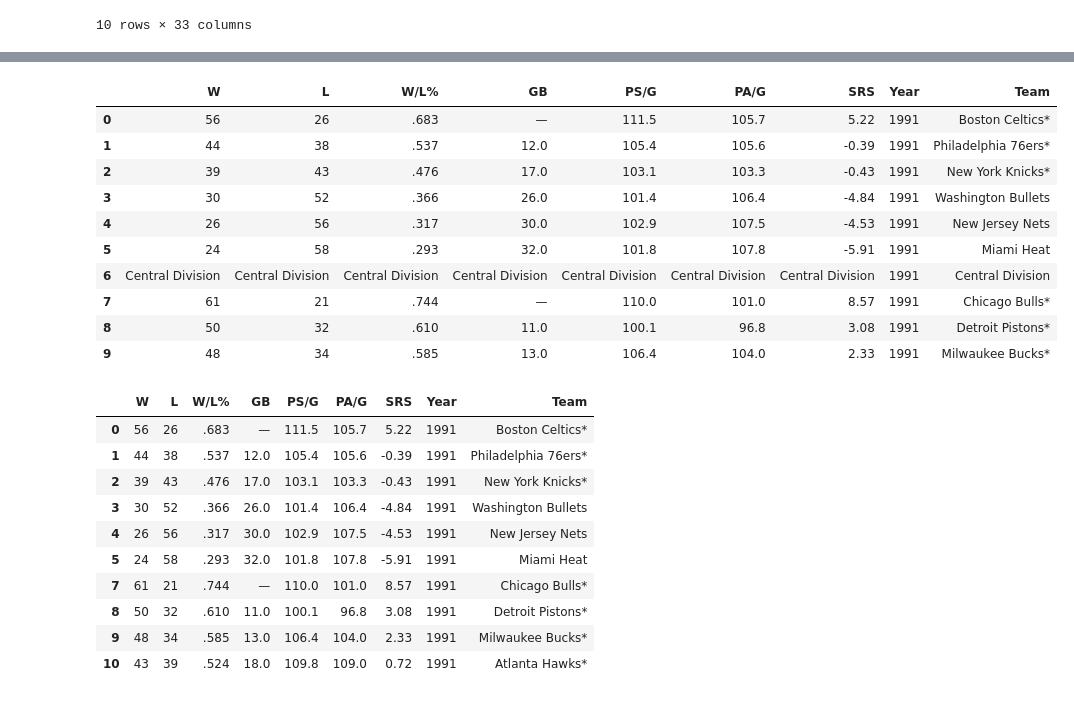
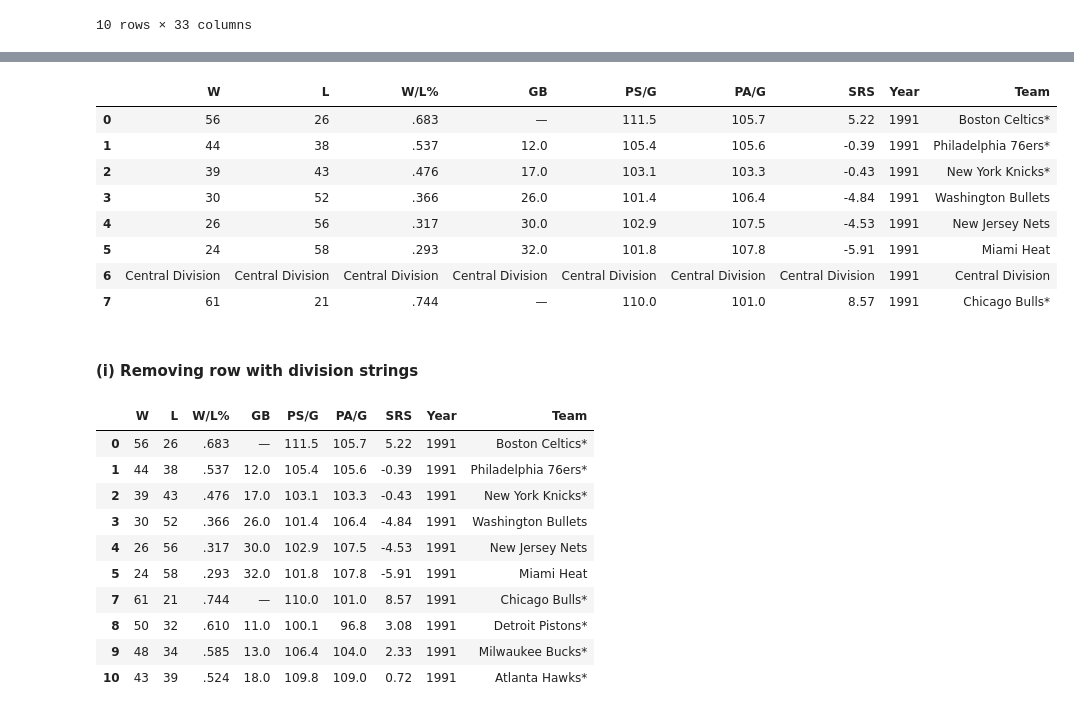
Before and after one commit to RVA-TheCoder/Web-Scrapping-in-Python, a Jupyter notebook: NBA/Part2_Data_Cleaning.ipynb, the cells around one changed output, grey strips where cells are left out. Saved outputs shown, nothing was run; the diff lists cells and outputs as text; code cells hidden in the pictures.

```diff
--- a/NBA/Part2_Data_Cleaning.ipynb
+++ b/NBA/Part2_Data_Cleaning.ipynb
@@ -260,14 +252,0 @@ teams
-# %%
-teams.head(10)
-# %% [output]
-|  | W | L | W/L% | GB | PS/G | PA/G | SRS | Year | Team |
-| 0 | 56 | 26 | .683 | — | 111.5 | 105.7 | 5.22 | 1991 | Boston Celtics* |
-| 1 | 44 | 38 | .537 | 12.0 | 105.4 | 105.6 | -0.39 | 1991 | Philadelphia 76ers* |
-| 2 | 39 | 43 | .476 | 17.0 | 103.1 | 103.3 | -0.43 | 1991 | New York Knicks* |
-| 3 | 30 | 52 | .366 | 26.0 | 101.4 | 106.4 | -4.84 | 1991 | Washington Bullets |
-| 4 | 26 | 56 | .317 | 30.0 | 102.9 | 107.5 | -4.53 | 1991 | New Jersey Nets |
-| 5 | 24 | 58 | .293 | 32.0 | 101.8 | 107.8 | -5.91 | 1991 | Miami Heat |
-| 6 | Central Division | Central Division | Central Division | Central Division | Central Division | Central Division | Central Division | 1991 | Central Division |
-| 7 | 61 | 21 | .744 | — | 110.0 | 101.0 | 8.57 | 1991 | Chicago Bulls* |
-| 8 | 50 | 32 | .610 | 11.0 | 100.1 | 96.8 | 3.08 | 1991 | Detroit Pistons* |
-| 9 | 48 | 34 | .585 | 13.0 | 106.4 | 104.0 | 2.33 | 1991 | Milwaukee Bucks* |
@@ -276 +253,15 @@ teams.head(10)
+# %%
+teams.head(8)
+# %% [output]
+|  | W | L | W/L% | GB | PS/G | PA/G | SRS | Year | Team |
+| 0 | 56 | 26 | .683 | — | 111.5 | 105.7 | 5.22 | 1991 | Boston Celtics* |
+| 1 | 44 | 38 | .537 | 12.0 | 105.4 | 105.6 | -0.39 | 1991 | Philadelphia 76ers* |
+| 2 | 39 | 43 | .476 | 17.0 | 103.1 | 103.3 | -0.43 | 1991 | New York Knicks* |
+| 3 | 30 | 52 | .366 | 26.0 | 101.4 | 106.4 | -4.84 | 1991 | Washington Bullets |
+| 4 | 26 | 56 | .317 | 30.0 | 102.9 | 107.5 | -4.53 | 1991 | New Jersey Nets |
+| 5 | 24 | 58 | .293 | 32.0 | 101.8 | 107.8 | -5.91 | 1991 | Miami Heat |
+| 6 | Central Division | Central Division | Central Division | Central Division | Central Division | Central Division | Central Division | 1991 | Central Division |
+| 7 | 61 | 21 | .744 | — | 110.0 | 101.0 | 8.57 | 1991 | Chicago Bulls* |
+# %% [markdown]
+#### (i) Removing row with division strings
 # %%
```
Also changed, not shown: parts of 62 cells of this notebook.
